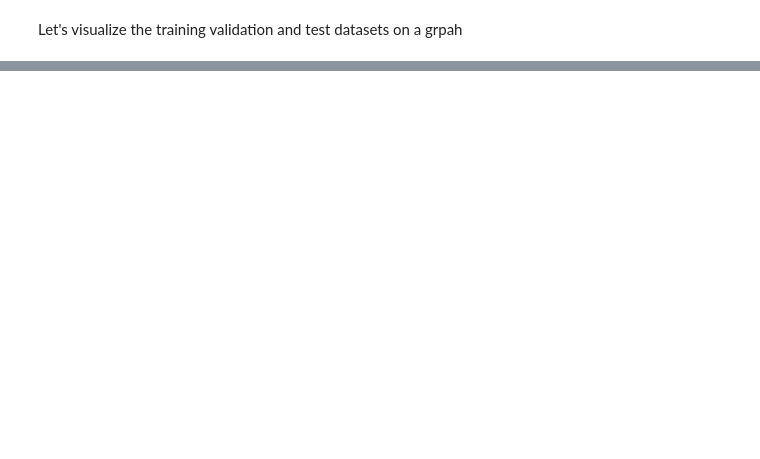
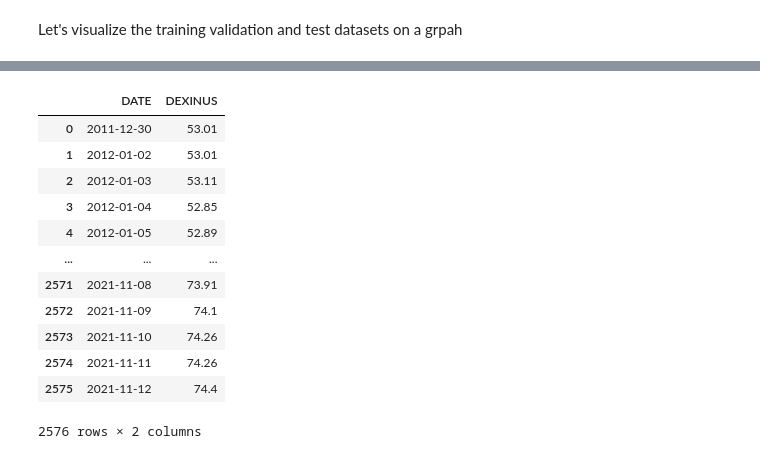
Before and after one commit to psycoplankton/Rupee-vs-Dollar-Time-Series-Forecasting, a Jupyter notebook: Time_Series_prediction_with_LSTM_N_BEATS_and_Autoformer_.ipynb, the cells around one changed output, grey strips where cells are left out. Drawn from its saved outputs; the diff is of its cells as text; code cells hidden in the pictures; blank space fills up the shorter version.

```diff
--- a/Time_Series_prediction_with_LSTM_N_BEATS_and_Autoformer_.ipynb
+++ b/Time_Series_prediction_with_LSTM_N_BEATS_and_Autoformer_.ipynb
@@ -740 +830,18 @@ array(['2011-12-30T00:00:00.000000000', '2012-01-02T00:00:00.000000000',
+# %%
+actuals.shape, predictions.shape
+train_dataframe
+# %% [output]
+|  | DATE | DEXINUS |
+| 0 | 2011-12-30 | 53.01 |
+| 1 | 2012-01-02 | 53.01 |
+| 2 | 2012-01-03 | 53.11 |
+| 3 | 2012-01-04 | 52.85 |
+| 4 | 2012-01-05 | 52.89 |
+| ... | ... | ... |
+| 2571 | 2021-11-08 | 73.91 |
+| 2572 | 2021-11-09 | 74.1 |
+| 2573 | 2021-11-10 | 74.26 |
+| 2574 | 2021-11-11 | 74.26 |
+| 2575 | 2021-11-12 | 74.4 |
+2576 rows × 2 columns
 # %%
```
Also changed, not shown: parts of 31 cells of this notebook, 3 other files.
